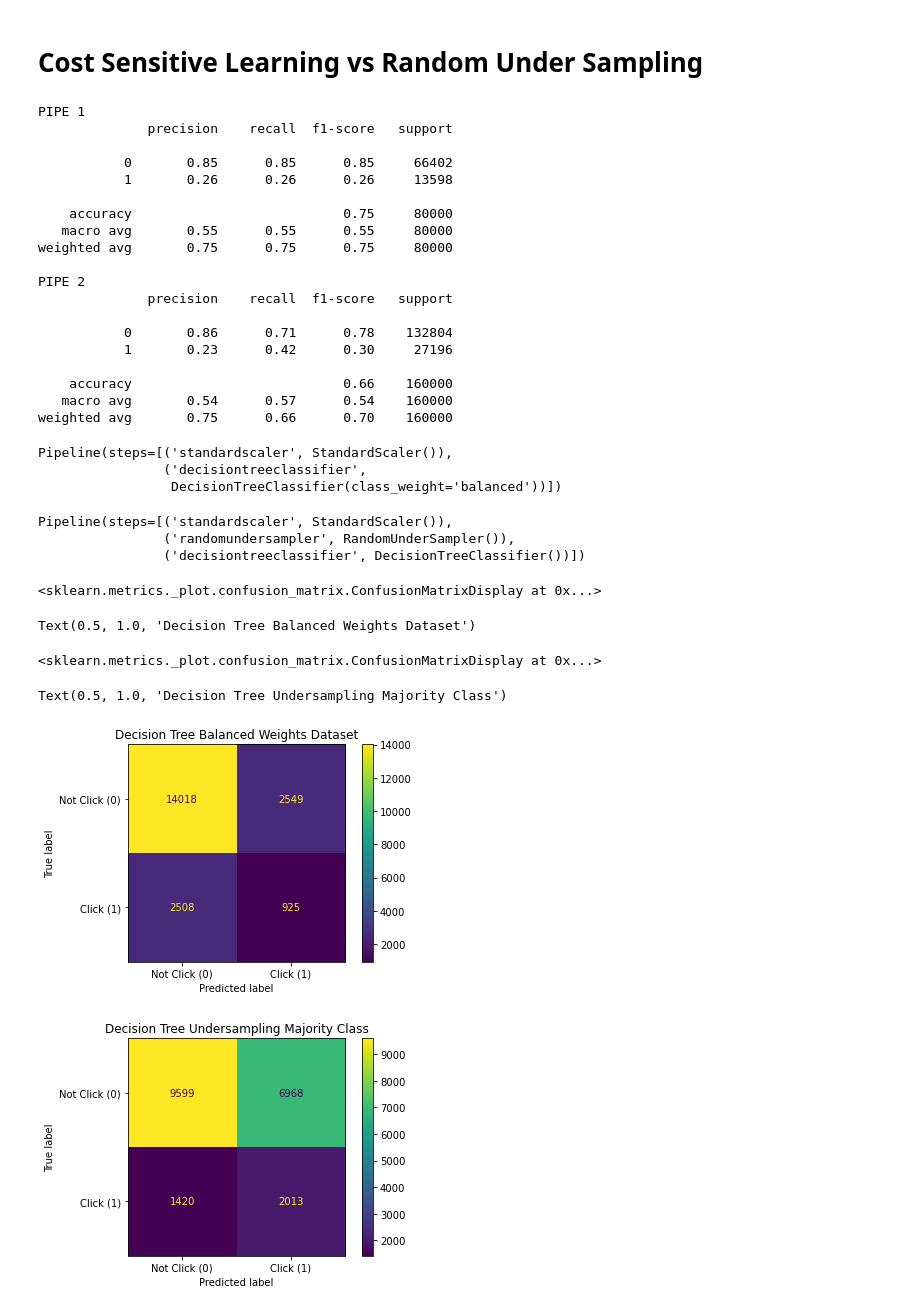
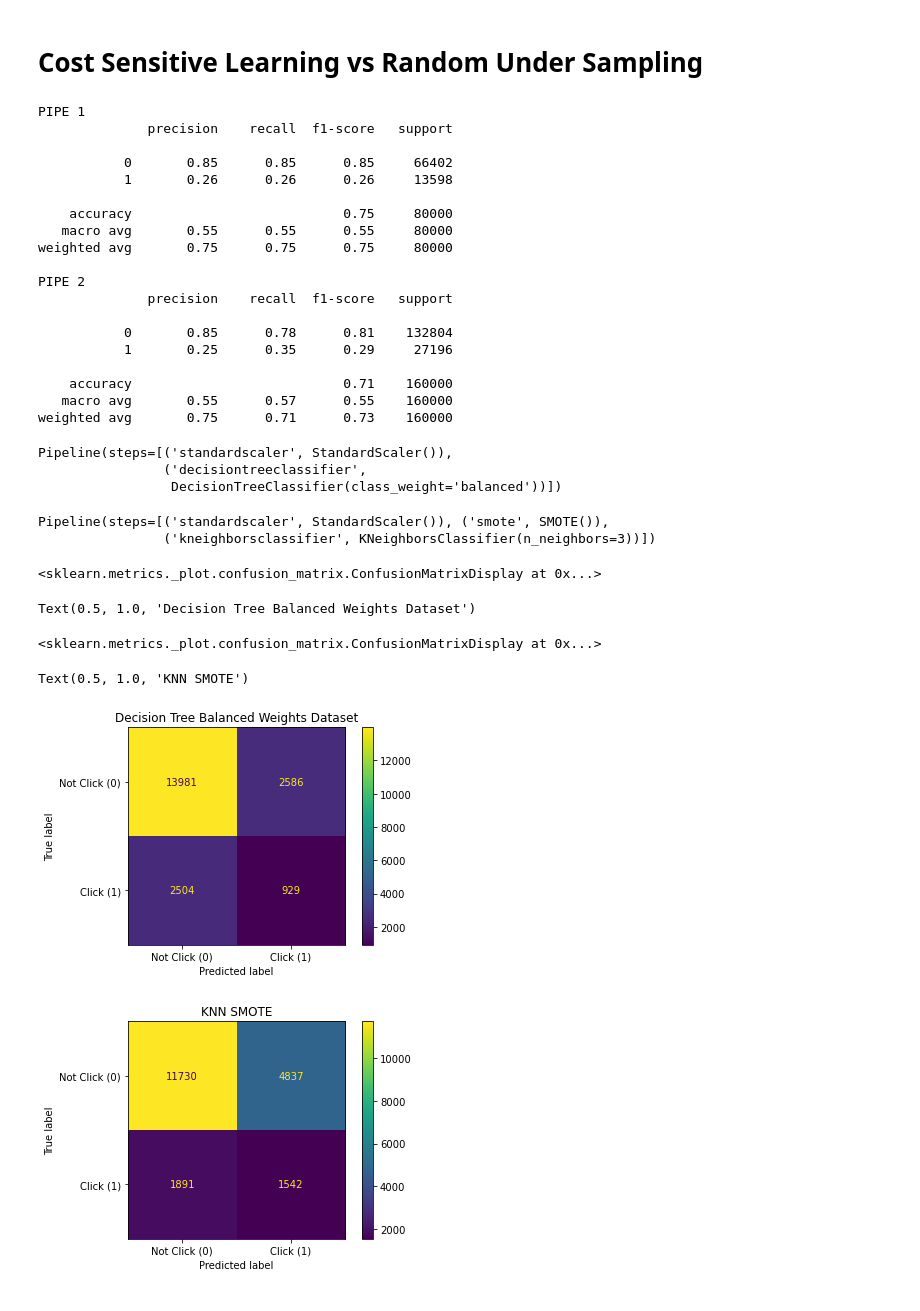
Before and after one commit to gilnribeiro/ML-Ad-Clicks-Project, a Jupyter notebook: Pre-processing.ipynb, the cells around one changed output. Saved outputs shown, nothing was run; the diff lists cells and outputs as text; code cells hidden in the pictures.

```diff
--- a/Pre-processing.ipynb
+++ b/Pre-processing.ipynb
@@ -73,7 +100,8 @@ Shape After Encoding  ->>  (100000, 34)
 # %%
 from sklearn.model_selection import train_test_split
 
-X = data.drop(columns=['click','id','hour','weekday'])
+# X = data.drop(columns=['click','id','hour','weekday'])
+X = data.drop(columns=['click','id','hour','weekday','device_ip','device_id','app_id'])
 y = data['click']
 
 X_train, X_test, y_train, y_test = train_test_split(X, y, random_state=42, test_size=0.2)
@@ -89,3 +137,5 @@ y_test.shape
+# %%
+mean_enc = ['site_id','site_domain', 'device_model']
 # %%
 from sklearn.model_selection import KFold
 from sklearn.model_selection import StratifiedKFold
@@ -414,7 +535,8 @@ from sklearn.metrics import make_scorer
 from sklearn.metrics import classification_report
 
 pipe_1 = make_pipeline(StandardScaler(), DecisionTreeClassifier(class_weight='balanced'))
-pipe_2 = make_pipeline(StandardScaler(), RandomUnderSampler(replacement=False), DecisionTreeClassifier())
+# pipe_2 = make_pipeline(StandardScaler(), RandomUnderSampler(replacement=False), DecisionTreeClassifier())
+pipe_2 = make_pipeline(StandardScaler(), SMOTE(), KNeighborsClassifier(n_neighbors=3))
 # %%
 # Variables for average classification report
 originalclass = []
@@ -455,12 +577,12 @@ weighted avg       0.75      0.75      0.75     80000
 PIPE 2
               precision    recall  f1-score   support
 
-           0       0.86      0.71      0.78    132804
-           1       0.23      0.42      0.30     27196
+           0       0.85      0.78      0.81    132804
+           1       0.25      0.35      0.29     27196
 
-    accuracy                           0.66    160000
-   macro avg       0.54      0.57      0.54    160000
-weighted avg       0.75      0.66      0.70    160000
+    accuracy                           0.71    160000
+   macro avg       0.55      0.57      0.55    160000
+weighted avg       0.75      0.71      0.73    160000
 # %%
 pipe_1.fit(X_train, y_train)
 pipe_2.fit(X_train, y_train)
@@ -468,23 +590,23 @@ pipe_2.fit(X_train, y_train)
 Pipeline(steps=[('standardscaler', StandardScaler()),
                 ('decisiontreeclassifier',
                  DecisionTreeClassifier(class_weight='balanced'))])
-Pipeline(steps=[('standardscaler', StandardScaler()),
-                ('randomundersampler', RandomUnderSampler()),
-                ('decisiontreeclassifier', DecisionTreeClassifier())])
+Pipeline(steps=[('standardscaler', StandardScaler()), ('smote', SMOTE()),
+                ('kneighborsclassifier', KNeighborsClassifier(n_neighbors=3))])
 # %%
 from sklearn.metrics import plot_confusion_matrix
 import matplotlib.pyplot as plt
 plot_confusion_matrix(pipe_1, X_test, y_test, display_labels=['Not Click (0)','Click (1)'])
 plt.title('Decision Tree Balanced Weights Dataset')
 
 plot_confusion_matrix(pipe_2, X_test, y_test, display_labels=['Not Click (0)','Click (1)'])
-plt.title('Decision Tree Undersampling Majority Class')
+# plt.title('Decision Tree Undersampling Majority Class')
+plt.title('KNN SMOTE')
 
 plt.show()
 # %% [output]
 <sklearn.metrics._plot.confusion_matrix.ConfusionMatrixDisplay at 0x...>
 Text(0.5, 1.0, 'Decision Tree Balanced Weights Dataset')
 <sklearn.metrics._plot.confusion_matrix.ConfusionMatrixDisplay at 0x...>
-Text(0.5, 1.0, 'Decision Tree Undersampling Majority Class')
+Text(0.5, 1.0, 'KNN SMOTE')
-[figure, old version]
+[figure, new version]
-[figure, old version]
+[figure, new version]
```
Also changed, not shown: parts of 29 cells of this notebook, 4 other files.
